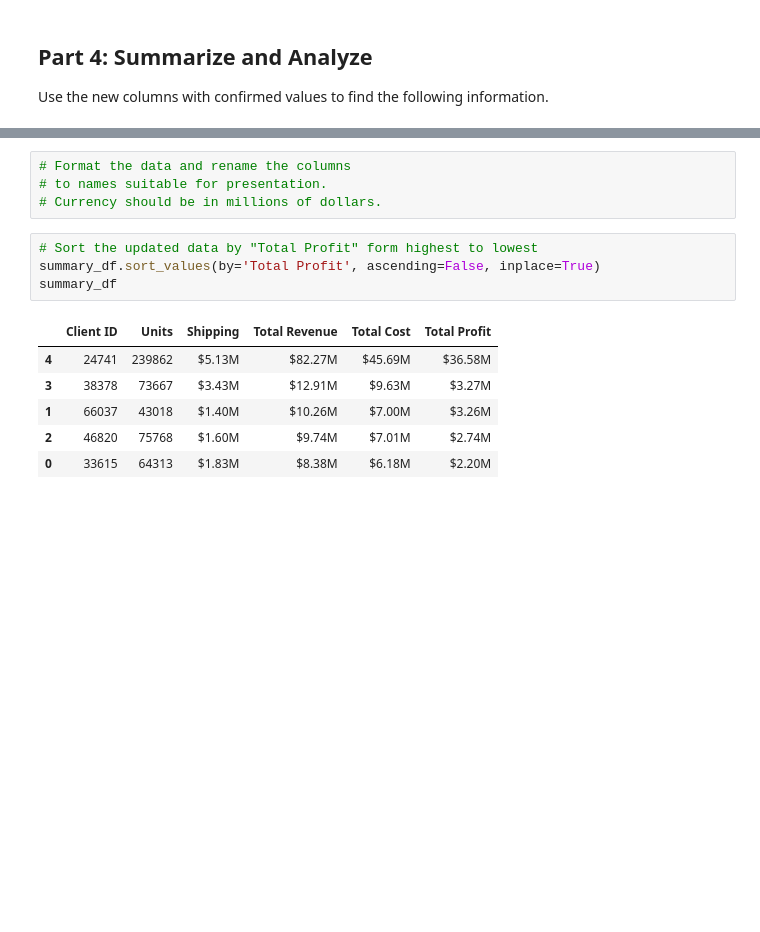
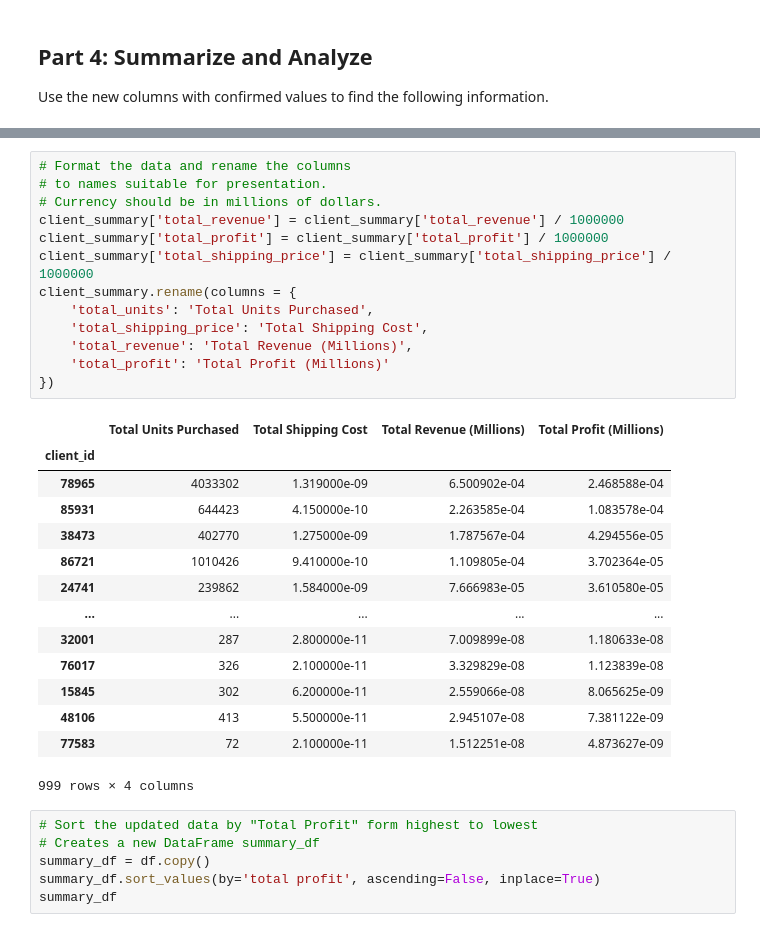
Before and after one commit to QueenofParts/pandas_challenge_1, a Jupyter notebook: module_4_challenge.ipynb, the cells around one changed output, grey strips where cells are left out. Saved outputs shown, nothing was run; the diff lists cells and outputs as text; blank space fills up the shorter version.

```diff
--- a/module_4_challenge.ipynb
+++ b/module_4_challenge.ipynb
@@ -171,15 +210,34 @@ Use the new columns with confirmed values to find the following information.
 # %%
 # Format the data and rename the columns
 # to names suitable for presentation.
 # Currency should be in millions of dollars.
+client_summary['total_revenue'] = client_summary['total_revenue'] / 1000000
+client_summary['total_profit'] = client_summary['total_profit'] / 1000000
+client_summary['total_shipping_price'] = client_summary['total_shipping_price'] / 1000000
+client_summary.rename(columns = {
+    'total_units': 'Total Units Purchased',
+    'total_shipping_price': 'Total Shipping Cost',
+    'total_revenue': 'Total Revenue (Millions)',
+    'total_profit': 'Total Profit (Millions)'
+})
+# %% [output]
+|  | Total Units Purchased | Total Shipping Cost | Total Revenue (Millions) | Total Profit (Millions) |
+| client_id |  |  |  |  |
+| 78965 | 4033302 | 1.319000e-09 | 6.500902e-04 | 2.468588e-04 |
+| 85931 | 644423 | 4.150000e-10 | 2.263585e-04 | 1.083578e-04 |
+| 38473 | 402770 | 1.275000e-09 | 1.787567e-04 | 4.294556e-05 |
+| 86721 | 1010426 | 9.410000e-10 | 1.109805e-04 | 3.702364e-05 |
+| 24741 | 239862 | 1.584000e-09 | 7.666983e-05 | 3.610580e-05 |
+| ... | ... | ... | ... | ... |
+| 32001 | 287 | 2.800000e-11 | 7.009899e-08 | 1.180633e-08 |
+| 76017 | 326 | 2.100000e-11 | 3.329829e-08 | 1.123839e-08 |
+| 15845 | 302 | 6.200000e-11 | 2.559066e-08 | 8.065625e-09 |
+| 48106 | 413 | 5.500000e-11 | 2.945107e-08 | 7.381122e-09 |
+| 77583 | 72 | 2.100000e-11 | 1.512251e-08 | 4.873627e-09 |
+999 rows × 4 columns
 # %%
 # Sort the updated data by "Total Profit" form highest to lowest
-summary_df.sort_values(by='Total Profit', ascending=False, inplace=True)
+# Creates a new DataFrame summary_df
+summary_df = df.copy()
+summary_df.sort_values(by='total profit', ascending=False, inplace=True)
 summary_df
-# %% [output]
-|  | Client ID | Units | Shipping | Total Revenue | Total Cost | Total Profit |
-| 4 | 24741 | 239862 | $5.13M | $82.27M | $45.69M | $36.58M |
-| 3 | 38378 | 73667 | $3.43M | $12.91M | $9.63M | $3.27M |
-| 1 | 66037 | 43018 | $1.40M | $10.26M | $7.00M | $3.26M |
-| 2 | 46820 | 75768 | $1.60M | $9.74M | $7.01M | $2.74M |
-| 0 | 33615 | 64313 | $1.83M | $8.38M | $6.18M | $2.20M |
```
Also changed, not shown: parts of 18 cells of this notebook.
